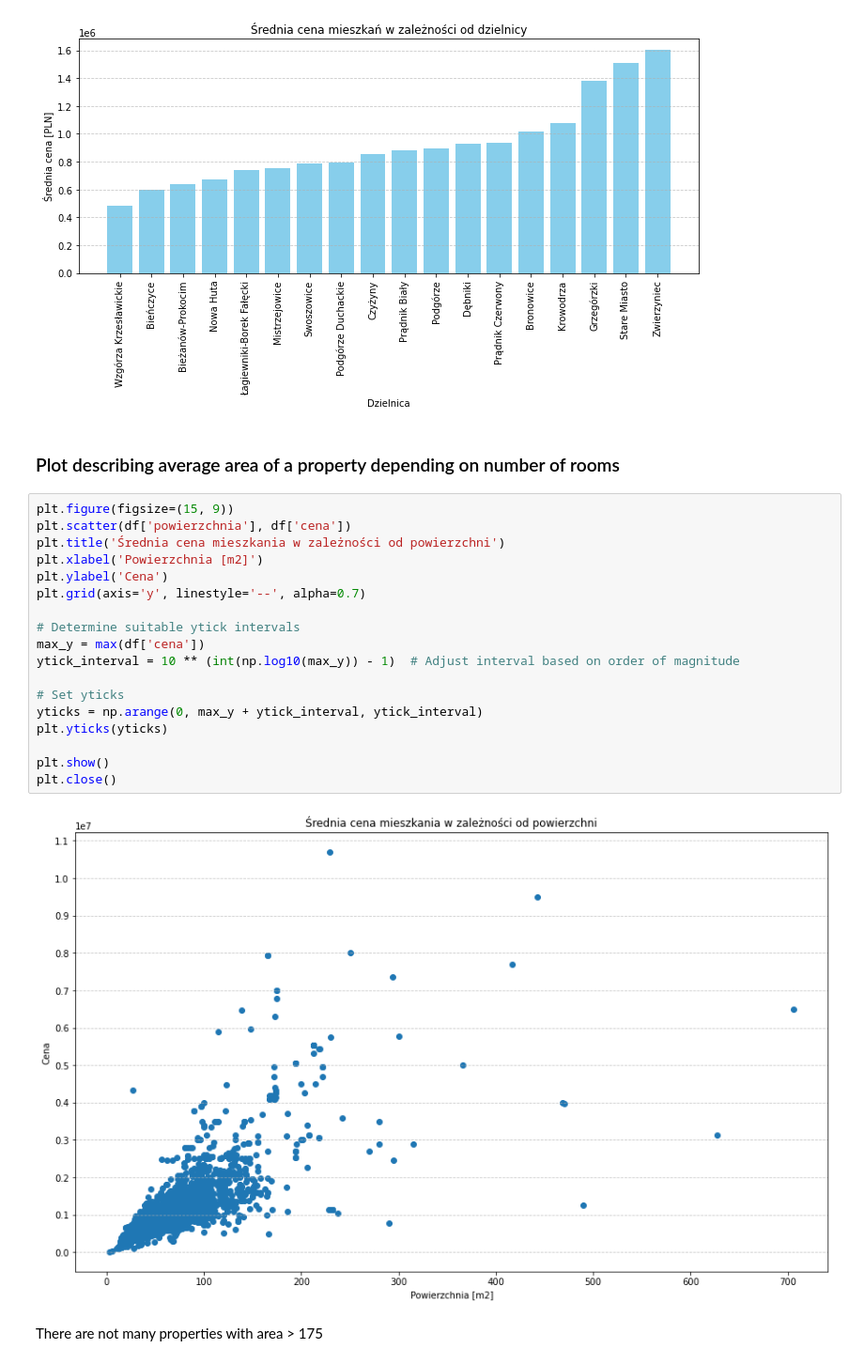
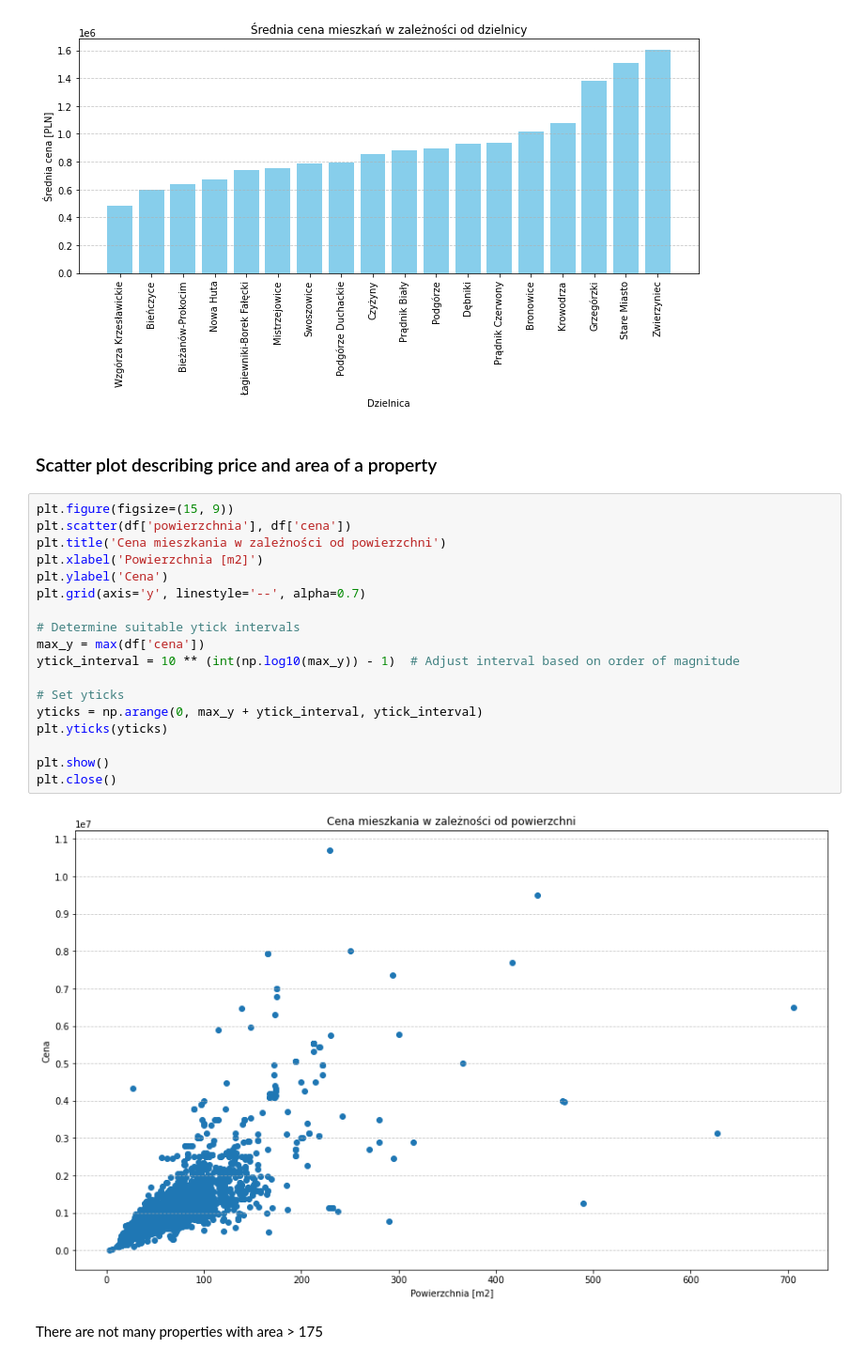
Before and after one commit to FrotiFratek/WebScrapingRealEstate, a Jupyter notebook: analiza.ipynb, the cells around one changed output. Shown at 94% size. Cells and saved outputs as stored; diff of their text form.

```diff
--- a/analiza.ipynb
+++ b/analiza.ipynb
@@ -219,27 +219,27 @@ plt.close()
 # %% [output]
 [figure]
 # %% [markdown]
-<h3>Plot describing average area of a property depending on number of rooms</h3>
+<h3>Scatter plot describing price and area of a property</h3>
 # %%
 plt.figure(figsize=(15, 9))
 plt.scatter(df['powierzchnia'], df['cena'])
-plt.title('Średnia cena mieszkania w zależności od powierzchni')
+plt.title('Cena mieszkania w zależności od powierzchni')
 plt.xlabel('Powierzchnia [m2]')
 plt.ylabel('Cena')
 plt.grid(axis='y', linestyle='--', alpha=0.7)
 
 # Determine suitable ytick intervals
 max_y = max(df['cena'])
 ytick_interval = 10 ** (int(np.log10(max_y)) - 1)  # Adjust interval based on order of magnitude
 
 # Set yticks
 yticks = np.arange(0, max_y + ytick_interval, ytick_interval)
 plt.yticks(yticks)
 
 plt.show()
 plt.close()
 # %% [output]
-[figure, old version]
+[figure, new version]
 # %% [markdown]
 There are not many properties with area > 175
 # %%
```
Also changed, not shown: parts of 1 cell of this notebook.
